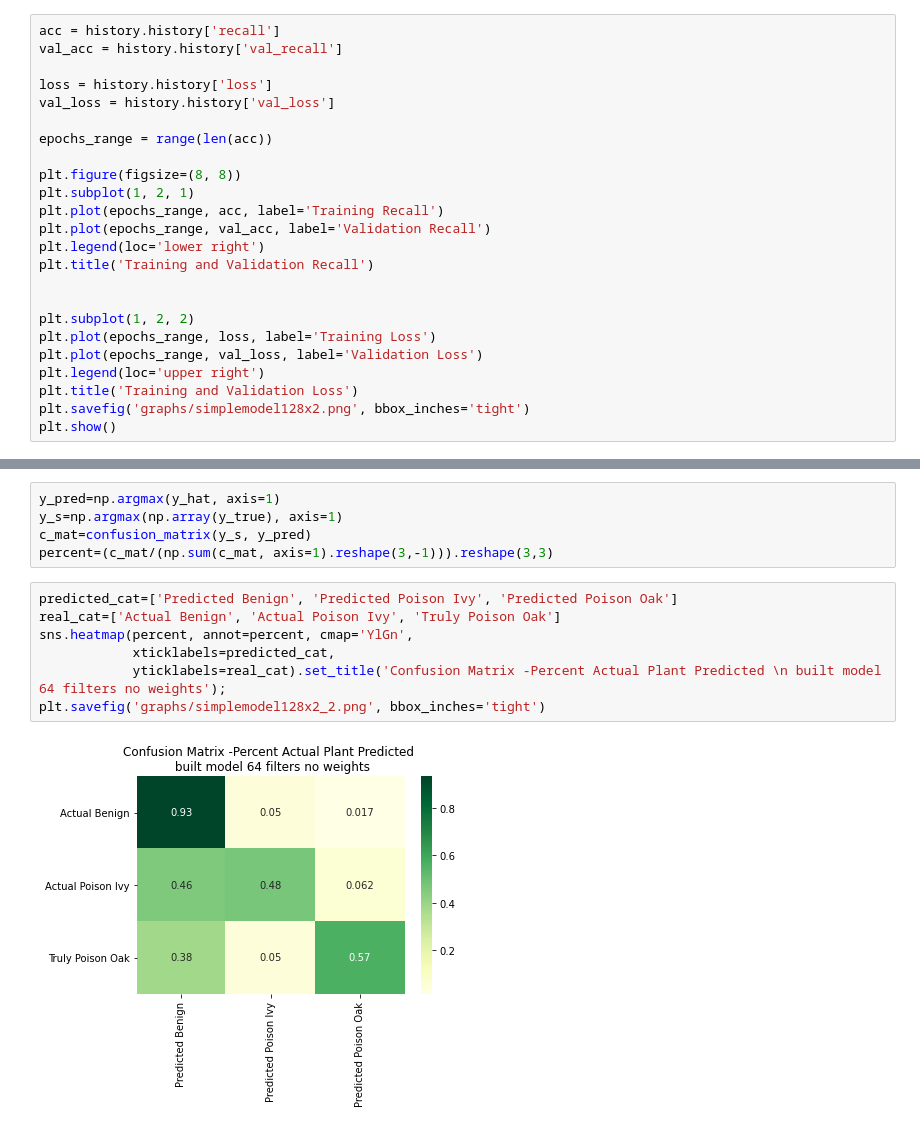
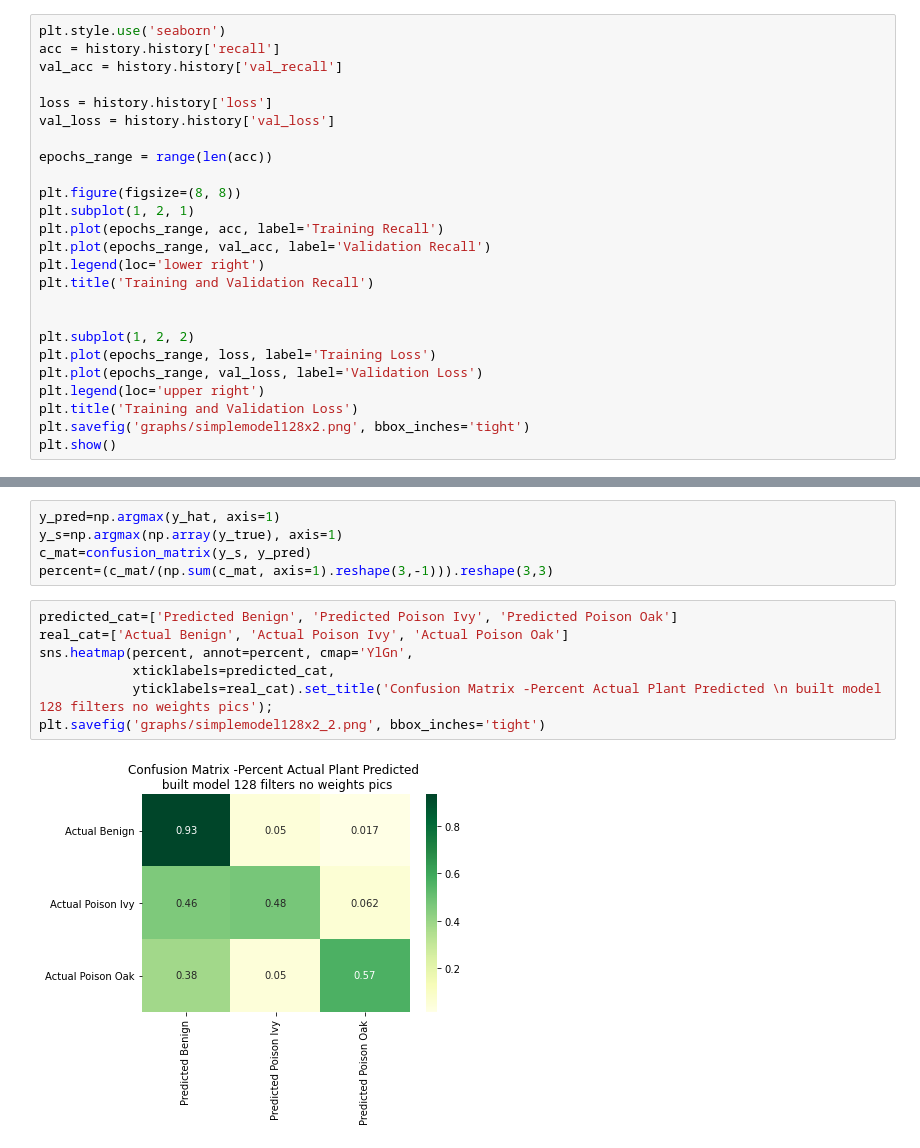
Before and after one commit to hadams1337/Poison-Ivy_Poison-Oak, a Jupyter notebook: model128_2_noweights.ipynb, the cells around one changed output, grey strips where cells are left out. Saved outputs shown, nothing was run; the diff lists cells and outputs as text.

```diff
--- a/model128_2_noweights.ipynb
+++ b/model128_2_noweights.ipynb
@@ -116,6 +116,7 @@ Epoch 84/300
 62/62 [==============================] - 164s 3s/step - loss: 0.2653 - recall: 0.8974 - val_loss: 0.7827 - val_recall: 0.8033
 Epoch 00084: early stopping
 # %%
+plt.style.use('seaborn')
 acc = history.history['recall']
 val_acc = history.history['val_recall']
 
@@ -176,10 +177,10 @@ c_mat=confusion_matrix(y_s, y_pred)
 percent=(c_mat/(np.sum(c_mat, axis=1).reshape(3,-1))).reshape(3,3)
 # %%
 predicted_cat=['Predicted Benign', 'Predicted Poison Ivy', 'Predicted Poison Oak']
-real_cat=['Actual Benign', 'Actual Poison Ivy', 'Truly Poison Oak']
+real_cat=['Actual Benign', 'Actual Poison Ivy', 'Actual Poison Oak']
 sns.heatmap(percent, annot=percent, cmap='YlGn',
             xticklabels=predicted_cat,
-            yticklabels=real_cat).set_title('Confusion Matrix -Percent Actual Plant Predicted \n built model 64 filters no weights');
+            yticklabels=real_cat).set_title('Confusion Matrix -Percent Actual Plant Predicted \n built model 128 filters no weights pics');
 plt.savefig('graphs/simplemodel128x2_2.png', bbox_inches='tight')
 # %% [output]
-[figure, old version]
+[figure, new version]
```
Also changed, not shown: parts of 1 cell of this notebook, 52 other files.
